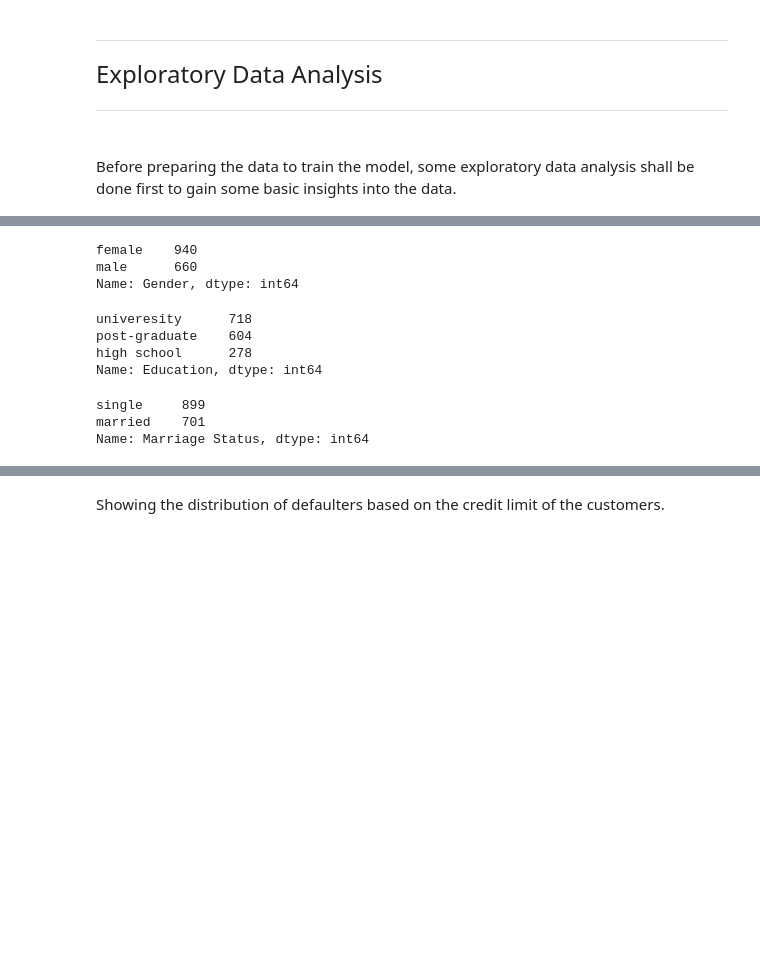
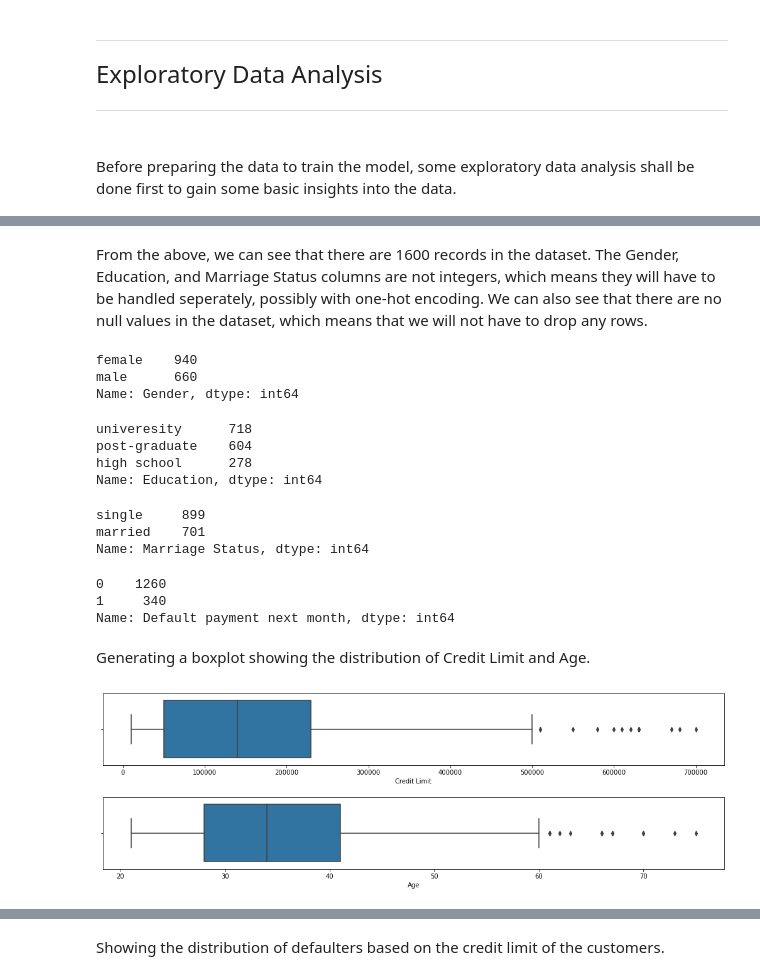
Before and after one commit to derpflections/AIML_BankDefaultClassification, a Jupyter notebook: index_classification.ipynb, the cells around one changed output, grey strips where cells are left out. Saved outputs shown, nothing was run; the diff lists cells and outputs as text; code cells hidden in the pictures; blank space fills up the shorter version.

```diff
--- a/index_classification.ipynb
+++ b/index_classification.ipynb
@@ -66,11 +99,15 @@ Before preparing the data to train the model, some exploratory data analysis sha
+# %% [markdown]
+From the above, we can see that there are 1600 records in the dataset. The Gender, Education, and Marriage Status columns are not integers, which means they will have to be handled seperately, possibly with one-hot encoding. We can also see that there are no null values in the dataset, which means that we will not have to drop any rows.
 # %%
 gender_count = eda_data["Gender"].value_counts()
 education_count = eda_data["Education"].value_counts()
 marriage_count = eda_data["Marriage Status"].value_counts()
+default_count = eda_data["Default payment next month"].value_counts()
 
 display(gender_count)
 display(education_count)
 display(marriage_count)
+display(default_count)
 # %% [output]
 female    940
 male      660
@@ -82,3 +119,17 @@ Name: Education, dtype: int64
 single     899
 married    701
 Name: Marriage Status, dtype: int64
+0    1260
+1     340
+Name: Default payment next month, dtype: int64
+# %% [markdown]
+Generating a boxplot showing the distribution of Credit Limit and Age.
+# %%
+fig, ax = plt.subplots(2,1, figsize = (15,5))
+
+fig.tight_layout(pad = 3.0)
+sns.boxplot(data = eda_data, ax = ax[0], x = "Credit Limit")
+sns.boxplot(data = eda_data, ax = ax[1], x = "Age")
+plt.show()
+# %% [output]
+[figure, added]
```
Also changed, not shown: parts of 37 cells of this notebook.
